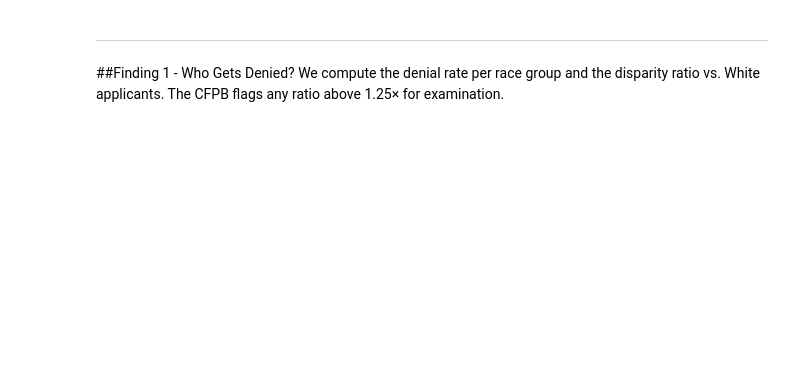
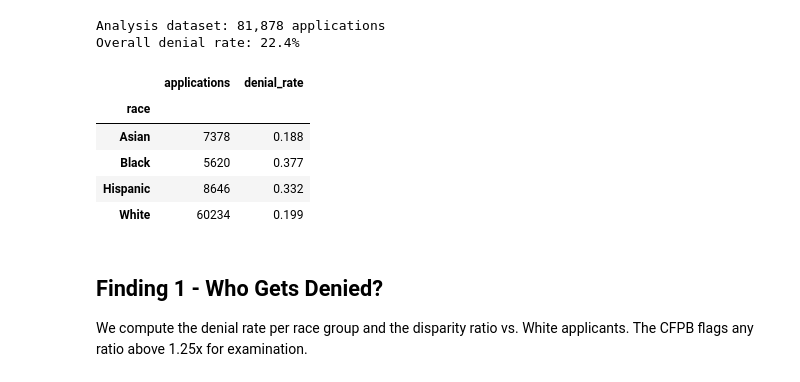
Before and after one commit to cherylpanashemushangwe-code/Data-Science-and-Analytics-Projects, a Jupyter notebook: Mortgage-Fairness/mortgage_fairness.ipynb, the cells around one changed output. Saved outputs shown, nothing was run; the diff lists cells and outputs as text; code cells hidden in the pictures; blank space fills up the shorter version.

```diff
--- a/Mortgage-Fairness/mortgage_fairness.ipynb
+++ b/Mortgage-Fairness/mortgage_fairness.ipynb
@@ -87,39 +99,48 @@ RACE_MAP = {
 df['race'] = df['derived_race'].map(RACE_MAP).fillna('Unknown')
 df.loc[df['derived_ethnicity'] == 'Hispanic or Latino', 'race'] = 'Hispanic'
 
 #Numeric fields
 df['income']      = pd.to_numeric(df['income'], errors='coerce')
 df['loan_amount'] = pd.to_numeric(df['loan_amount'], errors='coerce') / 1_000
-df['ltv']         = pd.to_numeric(df['combined_loan_to_value_ratio'], errors='coerce')
+df['ltv']         = pd.to_numeric(df['loan_to_value_ratio'], errors='coerce')
 df['rate']        = pd.to_numeric(df['interest_rate'], errors='coerce')
 df['minority_pct']= pd.to_numeric(df['tract_minority_population_percent'], errors='coerce')
 
 dti_raw = (
     df['debt_to_income_ratio']
     .replace({'Exempt': np.nan, '<20%': '19', '>60%': '61'})
     .astype(str).str.replace('%', '', regex=False).str.split('-').str[0]
 )
 df['dti'] = pd.to_numeric(dti_raw, errors='coerce')
 
 #Income brackets (income is in $thousands in HMDA)
 df['income_bracket'] = pd.cut(
     df['income'],
     bins=[0, 50, 75, 100, 150, 200, np.inf],
     labels=['<$50k', '$50-75k', '$75-100k', '$100-150k', '$150-200k', '$200k+'],
     right=False
 )
 
 #Restrict to four main groups for analysis
 df = df[df['race'].isin(RACES)].copy()
 
 print(f'Analysis dataset: {len(df):,} applications')
 print(f'Overall denial rate: {df["denied"].mean():.1%}\n')
 df.groupby('race')['denied'].agg(applications='count', denial_rate='mean').round(3)
+# %% [output]
+Analysis dataset: 81,878 applications
+Overall denial rate: 22.4%
+|  | applications | denial_rate |
+| race |  |  |
+| Asian | 7378 | 0.188 |
+| Black | 5620 | 0.377 |
+| Hispanic | 8646 | 0.332 |
+| White | 60234 | 0.199 |
 # %% [markdown]
----
-##Finding 1 - Who Gets Denied?
+
+## Finding 1 - Who Gets Denied?
 We compute the denial rate per race group and the disparity ratio vs. White applicants.
-The CFPB flags any ratio above 1.25× for examination.
+The CFPB flags any ratio above 1.25x for examination.
 # %%
 disp = (
     df.groupby('race')['denied']
```
Also changed, not shown: parts of 14 cells of this notebook.
